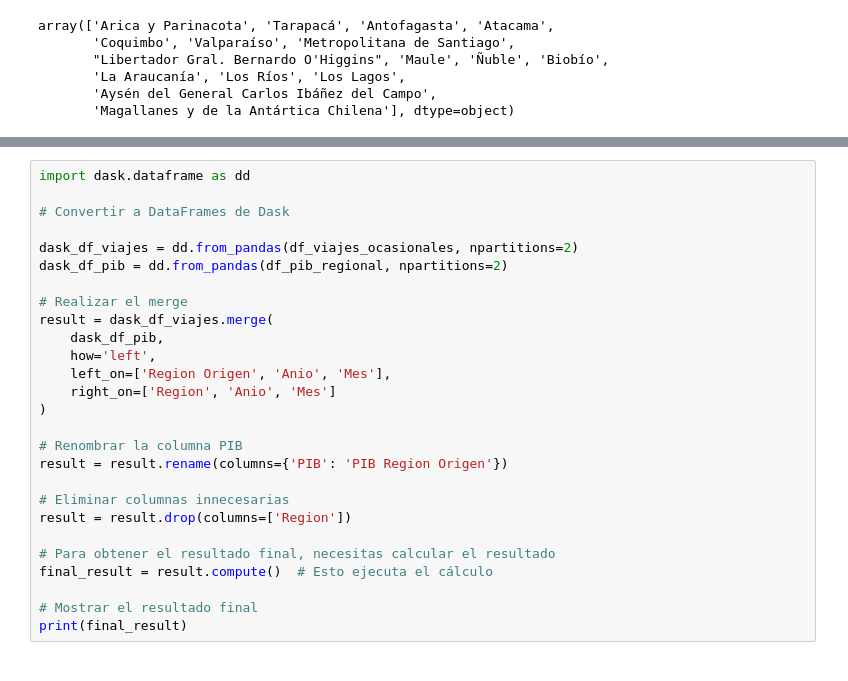
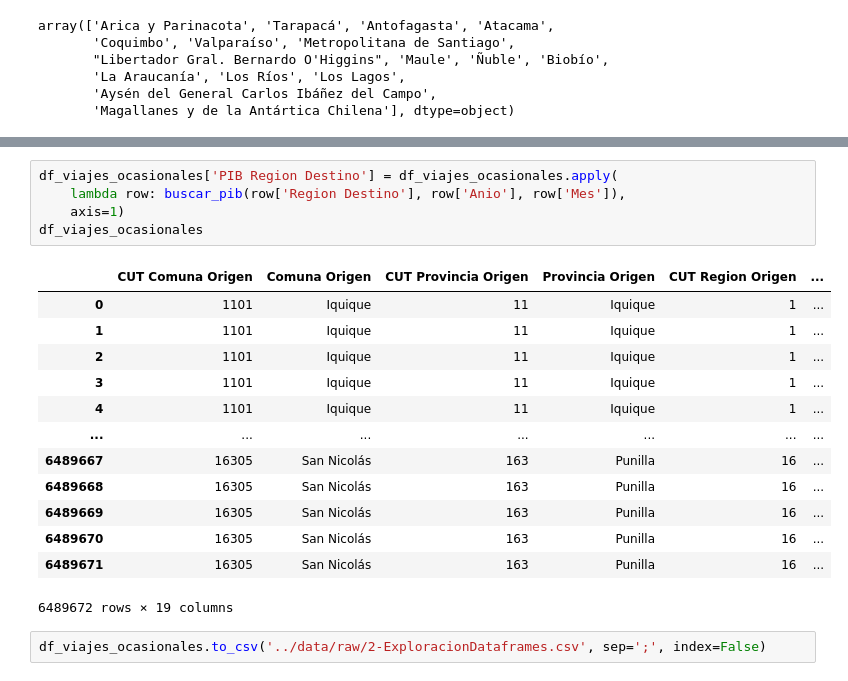
Before and after one commit to bartowen/Tour_Data_Pro, a Jupyter notebook: src/2-ExploracionDataframes.ipynb, the cells around one changed output, grey strips where cells are left out. Saved outputs shown, nothing was run; the diff lists cells and outputs as text.

```diff
--- a/src/2-ExploracionDataframes.ipynb
+++ b/src/2-ExploracionDataframes.ipynb
@@ -331,27 +349,21 @@ Error:
-# %%
-import dask.dataframe as dd
-
-# Convertir a DataFrames de Dask
-
-dask_df_viajes = dd.from_pandas(df_viajes_ocasionales, npartitions=2)
-dask_df_pib = dd.from_pandas(df_pib_regional, npartitions=2)
-
-# Realizar el merge
-result = dask_df_viajes.merge(
-    dask_df_pib,
-    how='left',
-    left_on=['Region Origen', 'Anio', 'Mes'],
-    right_on=['Region', 'Anio', 'Mes']
-)
-
-# Renombrar la columna PIB
-result = result.rename(columns={'PIB': 'PIB Region Origen'})
-
-# Eliminar columnas innecesarias
-result = result.drop(columns=['Region'])
-
-# Para obtener el resultado final, necesitas calcular el resultado
-final_result = result.compute()  # Esto ejecuta el cálculo
-
-# Mostrar el resultado final
-print(final_result)
+# %%
+df_viajes_ocasionales['PIB Region Destino'] = df_viajes_ocasionales.apply(
+    lambda row: buscar_pib(row['Region Destino'], row['Anio'], row['Mes']),
+    axis=1)
+df_viajes_ocasionales
+# %% [output]
+|  | CUT Comuna Origen | Comuna Origen | CUT Provincia Origen | Provincia Origen | CUT Region Origen | ... |
+| 0 | 1101 | Iquique | 11 | Iquique | 1 | ... |
+| 1 | 1101 | Iquique | 11 | Iquique | 1 | ... |
+| 2 | 1101 | Iquique | 11 | Iquique | 1 | ... |
+| 3 | 1101 | Iquique | 11 | Iquique | 1 | ... |
+| 4 | 1101 | Iquique | 11 | Iquique | 1 | ... |
+| ... | ... | ... | ... | ... | ... | ... |
+| 6489667 | 16305 | San Nicolás | 163 | Punilla | 16 | ... |
+| 6489668 | 16305 | San Nicolás | 163 | Punilla | 16 | ... |
+| 6489669 | 16305 | San Nicolás | 163 | Punilla | 16 | ... |
+| 6489670 | 16305 | San Nicolás | 163 | Punilla | 16 | ... |
+| 6489671 | 16305 | San Nicolás | 163 | Punilla | 16 | ... |
+6489672 rows × 19 columns
+# %%
+df_viajes_ocasionales.to_csv('../data/raw/2-ExploracionDataframes.csv', sep=';', index=False)
```
Also changed, not shown: parts of 6 cells of this notebook, 1 other file.
